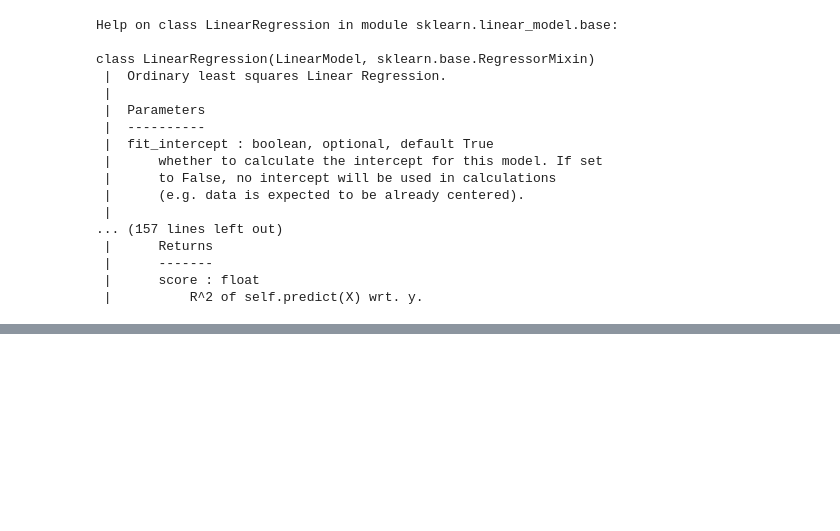
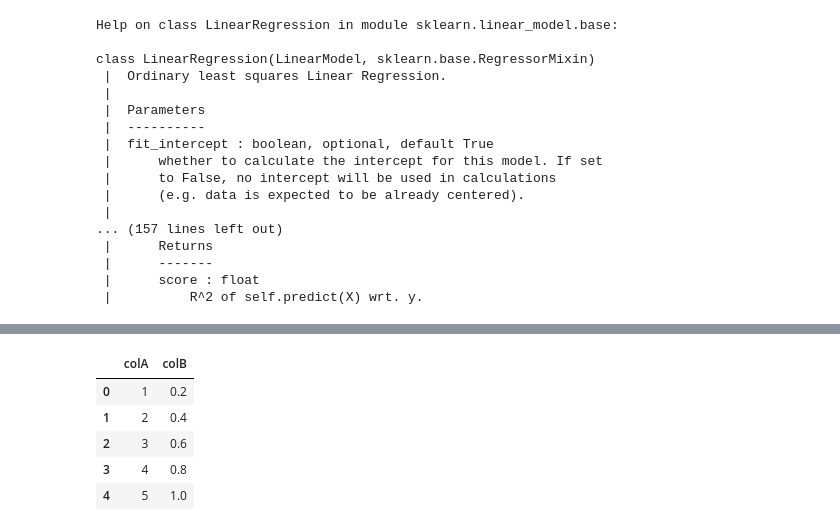
Before and after one commit to sjha01/ibm_data_science, a Jupyter notebook: quick_tests.ipynb, the cells around one changed output, grey strips where cells are left out. Cells and saved outputs as stored; diff of their text form; code cells hidden in the pictures; blank space fills up the shorter version.

```diff
--- a/quick_tests.ipynb
+++ b/quick_tests.ipynb
@@ -321,0 +417,9 @@ RR=sklearn.linear_model.Ridge(alpha=10)
+# %%
+df2.head()
+# %% [output]
+|  | colA | colB |
+| 0 | 1 | 0.2 |
+| 1 | 2 | 0.4 |
+| 2 | 3 | 0.6 |
+| 3 | 4 | 0.8 |
+| 4 | 5 | 1.0 |
```
Also changed, not shown: parts of 14 cells of this notebook, 1 other file.
